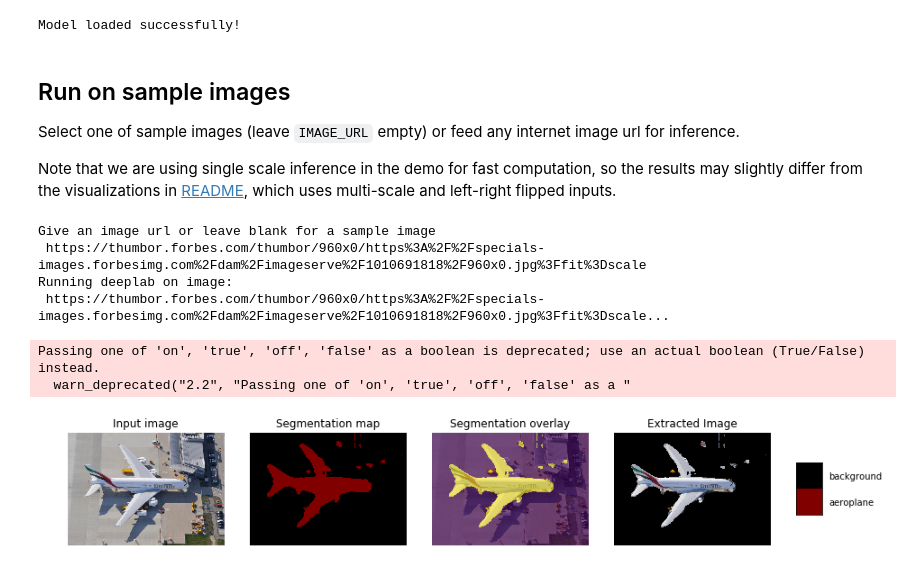
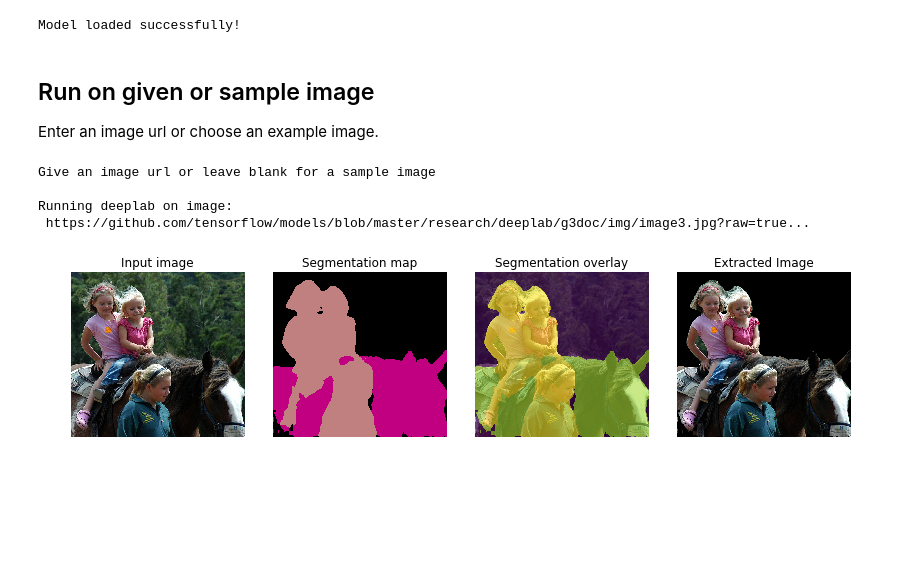
Before and after one commit to 96Asch/BP_Segmentation_based_Image_retrieval, a Jupyter notebook: segretrieve.ipynb, the cells around one changed output. Drawn from its saved outputs; the diff is of its cells as text; code cells hidden in the pictures; blank space fills up the shorter version.

```diff
--- a/segretrieve.ipynb
+++ b/segretrieve.ipynb
@@ -161,7 +165,7 @@ We retrieve the pretrained model and prepare our model object
 # %%
 _TARBALL_NAME = 'deeplab_pascal_model.tar.gz'
 
-model_dir = 'model/'
+model_dir = 'segmentation_model/'
 model_name = 'deeplab_model_pascal.tar.gz'
 
 MODEL = DeepLabModel(model_dir + model_name)
@@ -170,7 +174,7 @@ print('Model loaded successfully!')
 Model loaded successfully!
 # %%
 def vis_segmentation(image, seg_map, extract):
-  """Visualizes input image, segmentation map and overlay view."""
+  """Visualizes input image, segmentation map, overlay view and extracted image."""
   plt.figure(figsize=(15, 6))
   grid_spec = gridspec.GridSpec(1, 5, width_ratios=[6, 6, 6, 6, 1])
 
@@ -208,47 +212,41 @@ def vis_segmentation(image, seg_map, extract):
 
 
   plt.show()
-# %% [markdown]
-## Run on sample images
-
-Select one of sample images (leave `IMAGE_URL` empty) or feed any internet image
-url for inference.
-
-Note that we are using single scale inference in the demo for fast computation,
-so the results may slightly differ from the visualizations in
-[README](https://github.com/tensorflow/models/blob/master/research/deeplab/README.md),
-which uses multi-scale and left-right flipped inputs.
+# %% [markdown]
+## Run on given or sample image
+
+Enter an image url or choose an example image.
 # %%
 SAMPLE_IMAGE = 'image3'  # @param ['image1', 'image2', 'image3']
 IMAGE_URL = ''
 
 _SAMPLE_URL = ('https://github.com/tensorflow/models/blob/master/research/'
                'deeplab/g3doc/img/%s.jpg?raw=true')
 
 
-def run_visualization(url):
+def run_segmentation(url):
   """Inferences DeepLab model and visualizes result."""
   try:
     f = urllib.request.urlopen(url)
     jpeg_str = f.read()
     original_im = Image.open(BytesIO(jpeg_str))
   except IOError:
     print('Cannot retrieve image. Please check url: ' + url)
     return
 
   print('Running deeplab on image: \n %s...' % url)
   resized_im, seg_map = MODEL.run(original_im)
   extract = extract_segment_from_image(np.array(resized_im), seg_map)
   vis_segmentation(resized_im, seg_map, extract)
+  return resized_im, extract
 
 IMAGE_URL = input('Give an image url or leave blank for a sample image\n')
 image_url = IMAGE_URL or _SAMPLE_URL % SAMPLE_IMAGE
-run_visualization(image_url)
+
+ORIGINAL,EXTRACT = run_segmentation(image_url)
 # %% [output]
 Give an image url or leave blank for a sample image
- https://thumbor.forbes.com/thumbor/960x0/https%3A%2F%2Fspecials-images.forbesimg.com%2Fdam%2Fimageserve%2F1010691818%2F960x0.jpg%3Ffit%3Dscale
+
 Running deeplab on image:
- https://thumbor.forbes.com/thumbor/960x0/https%3A%2F%2Fspecials-images.forbesimg.com%2Fdam%2Fimageserve%2F1010691818%2F960x0.jpg%3Ffit%3Dscale...
+ https://github.com/tensorflow/models/blob/master/research/deeplab/g3doc/img/image3.jpg?raw=true...
-Passing one of 'on', 'true', 'off', 'false' as a boolean is deprecated; use an actual boolean (True/False) instead.
-  warn_deprecated("2.2", "Passing one of 'on', 'true', 'off', 'false' as a "
-[figure, old version]
+[figure, new version]
```
Also changed, not shown: parts of 4 cells of this notebook.
